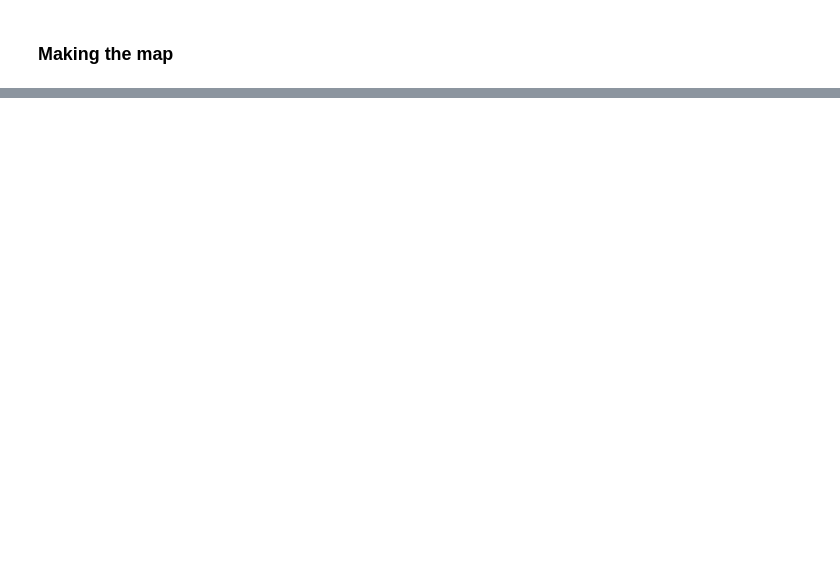
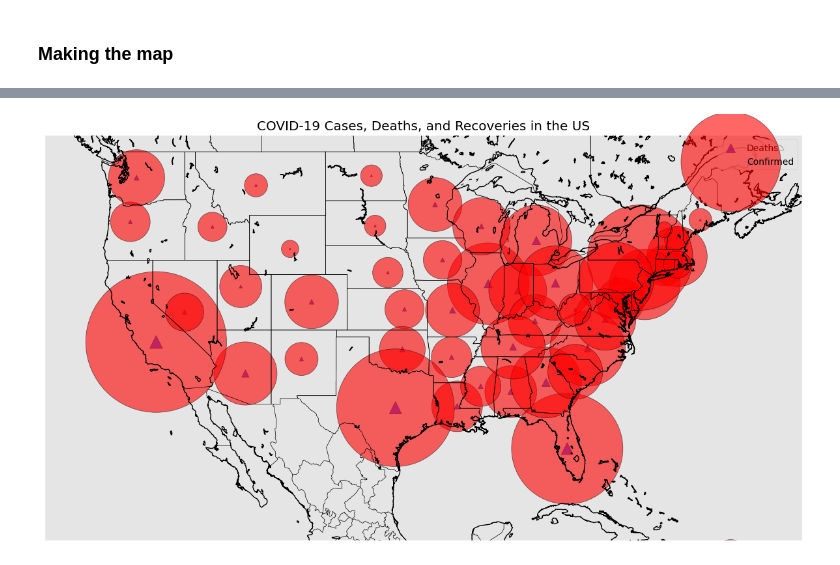
Before and after one commit to jwmathis/Project4, a Jupyter notebook: Project4.ipynb, the cells around one changed output, grey strips where cells are left out. Drawn from its saved outputs; the diff is of its cells as text; code cells hidden in the pictures; blank space fills up the shorter version.

```diff
--- a/Project4.ipynb
+++ b/Project4.ipynb
@@ -478,0 +486,28 @@ m.drawcountries();
+# %%
+covid_df = pd.read_csv("03-08-2023.csv")
+
+covid_df = covid_df.dropna(subset=['Lat', 'Long_'])
+plt.figure(figsize=(15,10))
+m = Basemap(projection='merc', llcrnrlat=20, urcrnrlat=50, llcrnrlon=-130, urcrnrlon=-60, resolution='i')
+m.drawcoastlines()
+m.drawstates()
+m.drawcountries()
+
+# Convert lat/lon to map projection coordinates
+x, y = m(covid_df['Long_'].values, covid_df['Lat'].values)
+
+# Fill missing values in 'Deaths', 'Recovered', and 'Confirmed' columns with zeros
+covid_df['Deaths'] = covid_df['Deaths'].fillna(0)
+covid_df['Recovered'] = covid_df['Recovered'].fillna(0)
+covid_df['Confirmed'] = covid_df['Confirmed'].fillna(0)
+
+# Plot deaths
+m.scatter(x, y, s=covid_df['Deaths']/500, c='blue', alpha=0.6, edgecolors='k',linewidth=0.5, label='Deaths', marker='^')
+
+# Plot confirmed cases
+m.scatter(x, y, s=covid_df['Confirmed']/500, c='red', alpha=0.6, edgecolors='k', linewidth=0.5, label='Confirmed', marker='o')
+plt.legend()
+
+plt.title('COVID-19 Cases, Deaths, and Recoveries in the US');
+# %% [output]
+[figure, added]
```
Also changed, not shown: parts of 3 cells of this notebook, 3 other files.
